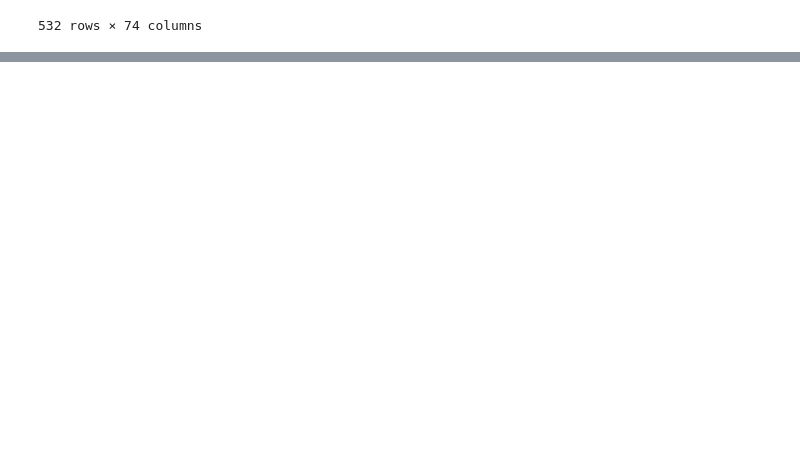
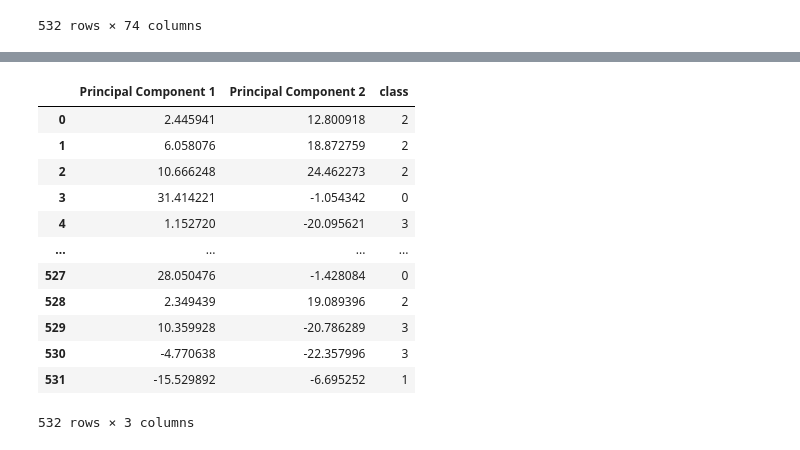
Before and after one commit to Rlizaran/Unsupervised-ML, a Jupyter notebook: Unsupervised_ML.ipynb, the cells around one changed output, grey strips where cells are left out. Drawn from its saved outputs; the diff is of its cells as text; code cells hidden in the pictures; blank space fills up the shorter version.

```diff
--- a/Unsupervised_ML.ipynb
+++ b/Unsupervised_ML.ipynb
@@ -98,0 +182,17 @@ pca_df
+# %%
+clusters = get_clusters(4, tsne_df)
+clusters
+# %% [output]
+|  | Principal Component 1 | Principal Component 2 | class |
+| 0 | 2.445941 | 12.800918 | 2 |
+| 1 | 6.058076 | 18.872759 | 2 |
+| 2 | 10.666248 | 24.462273 | 2 |
+| 3 | 31.414221 | -1.054342 | 0 |
+| 4 | 1.152720 | -20.095621 | 3 |
+| ... | ... | ... | ... |
+| 527 | 28.050476 | -1.428084 | 0 |
+| 528 | 2.349439 | 19.089396 | 2 |
+| 529 | 10.359928 | -20.786289 | 3 |
+| 530 | -4.770638 | -22.357996 | 3 |
+| 531 | -15.529892 | -6.695252 | 1 |
+532 rows × 3 columns
```
Also changed, not shown: parts of 12 cells of this notebook.
